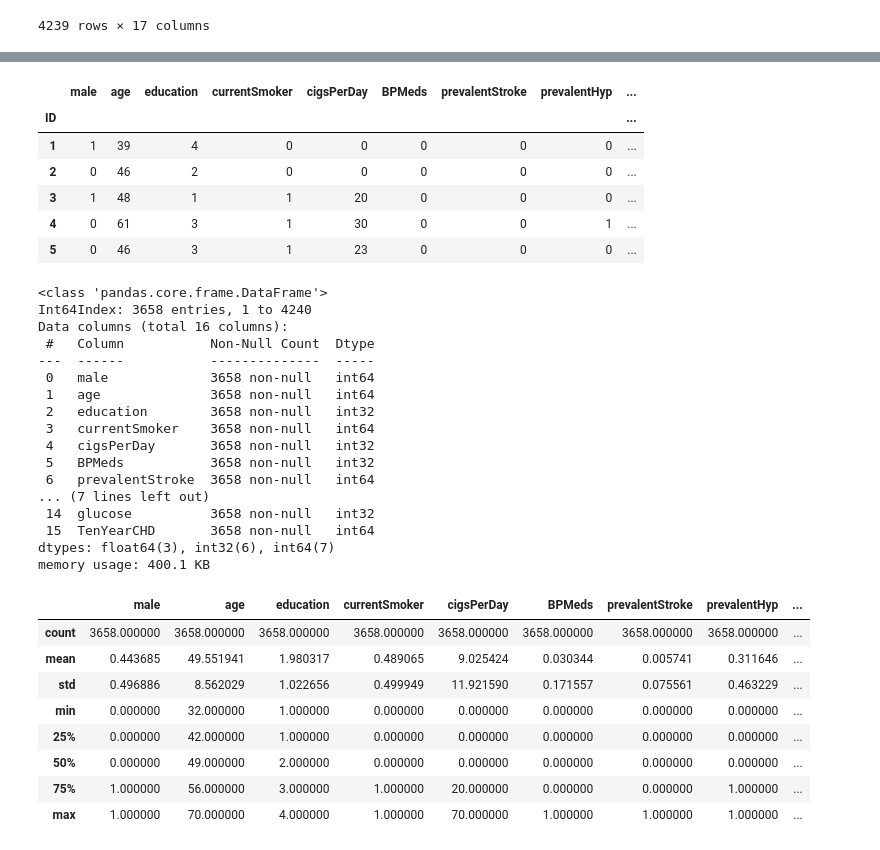
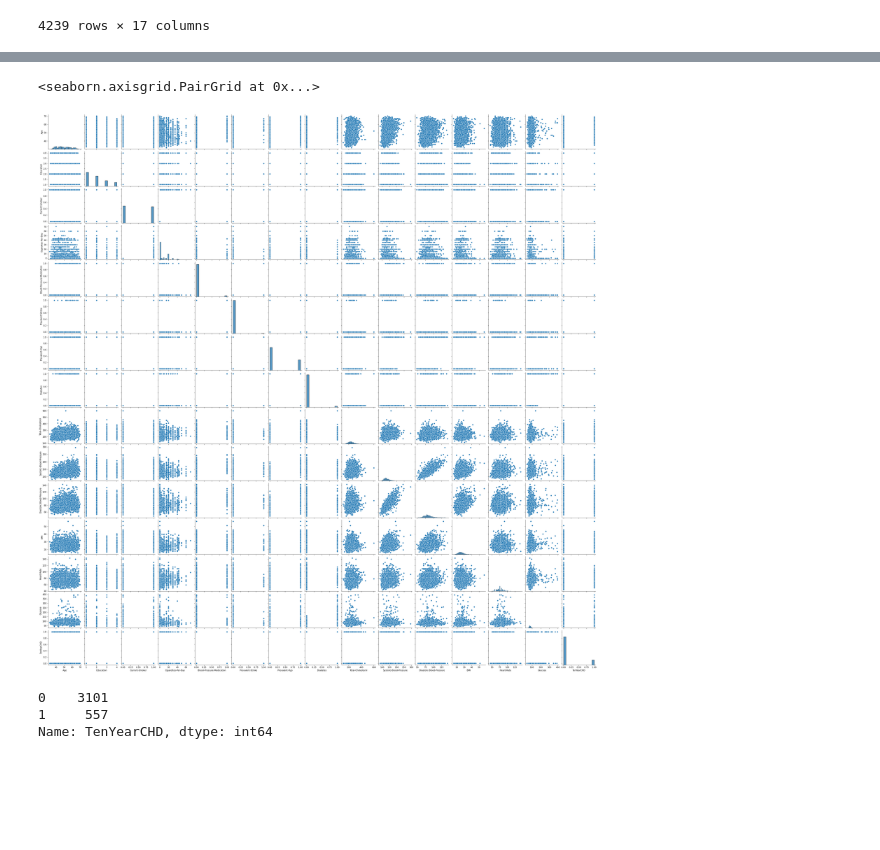
Before and after one commit to sajedehsaremi/Healthy-tuples, a Jupyter notebook: DataAnalysis.ipynb, the cells around one changed output, grey strips where cells are left out. Cells and saved outputs as stored; diff of their text form; code cells hidden in the pictures; blank space fills up the shorter version.

```diff
--- a/DataAnalysis.ipynb
+++ b/DataAnalysis.ipynb
@@ -105,57 +125,16 @@ df.shape
 # %%
-#Replace index with ID
-df1 = df.set_index("ID")
-
-#Change floats to int
-df1.loc[:, "BPMeds"] = df1.loc[:, "BPMeds"].astype("int")
-df1.loc[:, "education"] = df1.loc[:, "education"].astype("int")
-df1.loc[:, "cigsPerDay"] = df1.loc[:, "cigsPerDay"].astype("int")
-df1.loc[:, "BPMeds"] = df1.loc[:, "BPMeds"].astype("int")
-df1.loc[:, "totChol"] = df1.loc[:, "totChol"].astype("int")
-df1.loc[:, "heartRate"] = df1.loc[:, "heartRate"].astype("int")
-df1.loc[:, "glucose"] = df1.loc[:, "glucose"].astype("int")
-df1.loc[:, "heartRate"] = df1.loc[:, "heartRate"].astype("int")
-df1.dtypes
-
-df1.head()
+# Checking for outliers
+df.describe()
+sns.pairplot(df)
 # %% [output]
-|  | male | age | education | currentSmoker | cigsPerDay | BPMeds | prevalentStroke | prevalentHyp | ... |
-| ID |  |  |  |  |  |  |  |  | ... |
-| 1 | 1 | 39 | 4 | 0 | 0 | 0 | 0 | 0 | ... |
-| 2 | 0 | 46 | 2 | 0 | 0 | 0 | 0 | 0 | ... |
-| 3 | 1 | 48 | 1 | 1 | 20 | 0 | 0 | 0 | ... |
-| 4 | 0 | 61 | 3 | 1 | 30 | 0 | 0 | 1 | ... |
-| 5 | 0 | 46 | 3 | 1 | 23 | 0 | 0 | 0 | ... |
+<seaborn.axisgrid.PairGrid at 0x...>
+[figure, added]
 # %%
-# Checking data types and description of all the Parameters after datacleaning step
-df1.info()
 
-df1.describe()
+# Total number of different genders with CHD
+df.TenYearCHD.value_counts()
 # %% [output]
-<class 'pandas.core.frame.DataFrame'>
-Int64Index: 3658 entries, 1 to 4240
-Data columns (total 16 columns):
- #   Column           Non-Null Count  Dtype
----  ------           --------------  -----
- 0   male             3658 non-null   int64
- 1   age              3658 non-null   int64
- 2   education        3658 non-null   int32
- 3   currentSmoker    3658 non-null   int64
- 4   cigsPerDay       3658 non-null   int32
- 5   BPMeds           3658 non-null   int32
- 6   prevalentStroke  3658 non-null   int64
-... (7 lines left out)
- 14  glucose          3658 non-null   int32
- 15  TenYearCHD       3658 non-null   int64
-dtypes: float64(3), int32(6), int64(7)
-memory usage: 400.1 KB
+0    3101
+1     557
+Name: TenYearCHD, dtype: int64
-|  | male | age | education | currentSmoker | cigsPerDay | BPMeds | prevalentStroke | prevalentHyp | ... |
-| count | 3658.000000 | 3658.000000 | 3658.000000 | 3658.000000 | 3658.000000 | 3658.000000 | 3658.000000 | 3658.000000 | ... |
-| mean | 0.443685 | 49.551941 | 1.980317 | 0.489065 | 9.025424 | 0.030344 | 0.005741 | 0.311646 | ... |
-| std | 0.496886 | 8.562029 | 1.022656 | 0.499949 | 11.921590 | 0.171557 | 0.075561 | 0.463229 | ... |
-| min | 0.000000 | 32.000000 | 1.000000 | 0.000000 | 0.000000 | 0.000000 | 0.000000 | 0.000000 | ... |
-| 25% | 0.000000 | 42.000000 | 1.000000 | 0.000000 | 0.000000 | 0.000000 | 0.000000 | 0.000000 | ... |
-| 50% | 0.000000 | 49.000000 | 2.000000 | 0.000000 | 0.000000 | 0.000000 | 0.000000 | 0.000000 | ... |
-| 75% | 1.000000 | 56.000000 | 3.000000 | 1.000000 | 20.000000 | 0.000000 | 0.000000 | 1.000000 | ... |
-| max | 1.000000 | 70.000000 | 4.000000 | 1.000000 | 70.000000 | 1.000000 | 1.000000 | 1.000000 | ... |
 # %%
```
Also changed, not shown: parts of 24 cells of this notebook.
